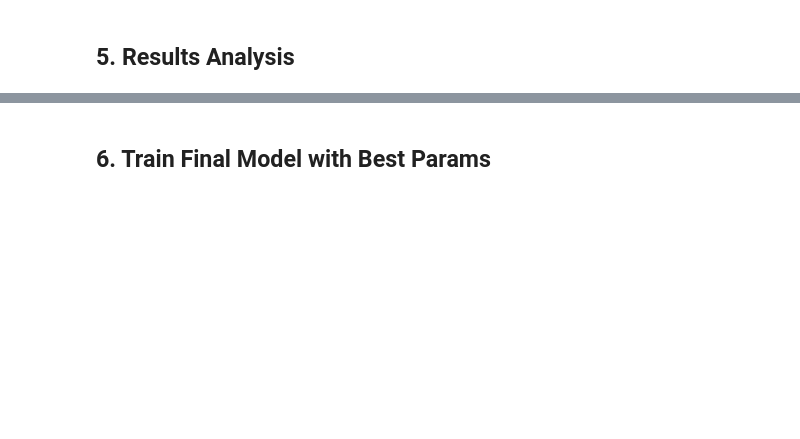
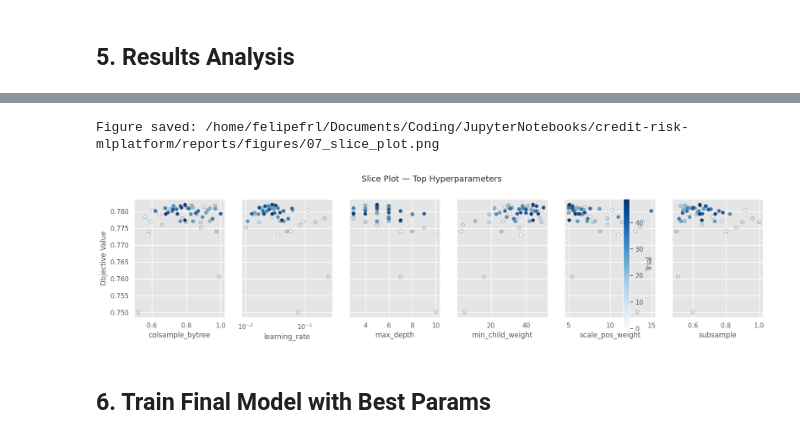
Before and after one commit to felipefl142/credit-risk-prediction-mlplatform, a Jupyter notebook: notebooks/07_hyperparameter_tuning.ipynb, the cells around one changed output, grey strips where cells are left out. Drawn from its saved outputs; the diff is of its cells as text; code cells hidden in the pictures; blank space fills up the shorter version.

```diff
--- a/notebooks/07_hyperparameter_tuning.ipynb
+++ b/notebooks/07_hyperparameter_tuning.ipynb
@@ -250,15 +324,18 @@ plt.show()
 # %%
 # Slice plot for top parameters
 fig = optuna.visualization.matplotlib.plot_slice(
     study,
-    params=["learning_rate", "num_leaves", "max_depth", "scale_pos_weight"],
+    params=["learning_rate", "colsample_bytree", "min_child_weight", "subsample", "max_depth", "scale_pos_weight"],
 )
 fig[0].figure.set_size_inches(16, 4)
 plt.suptitle("Slice Plot — Top Hyperparameters", y=1.02, fontsize=14)
 plt.tight_layout()
-fig[0].figure.savefig(FIGURES_DIR / "07_slice_plot.png", dpi=150, bbox_inches="tight")
+fig[0].figure.savefig(FIGURES_DIR / "07_slice_plot.png", dpi=350, bbox_inches="tight")
 print(f"Figure saved: {FIGURES_DIR / '07_slice_plot.png'}")
 plt.show()
+# %% [output]
+Figure saved: /home/felipefrl/Documents/Coding/JupyterNotebooks/credit-risk-mlplatform/reports/figures/07_slice_plot.png
+[figure, added]
 # %% [markdown]
 ## 6. Train Final Model with Best Params
 # %%
```
Also changed, not shown: parts of 20 cells of this notebook, 2 other files.
